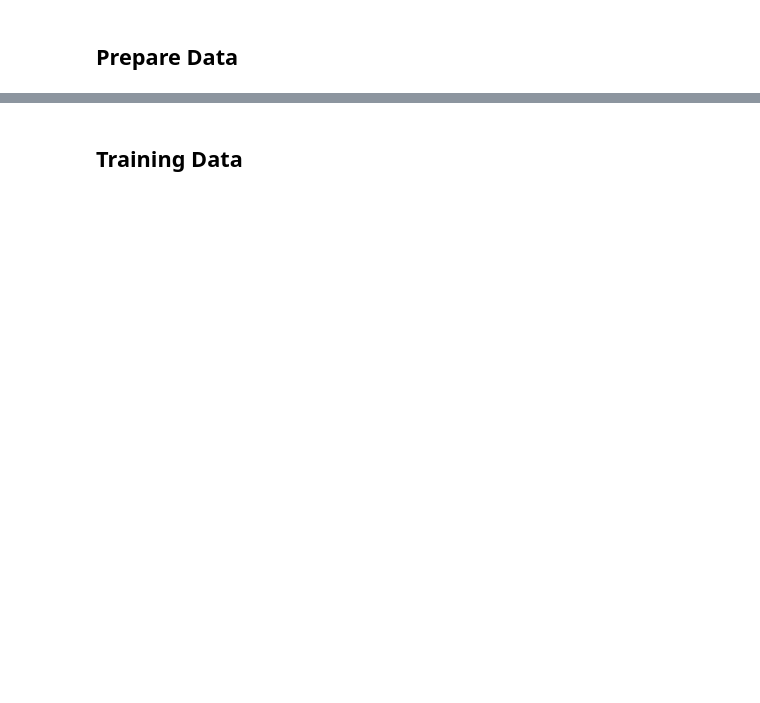
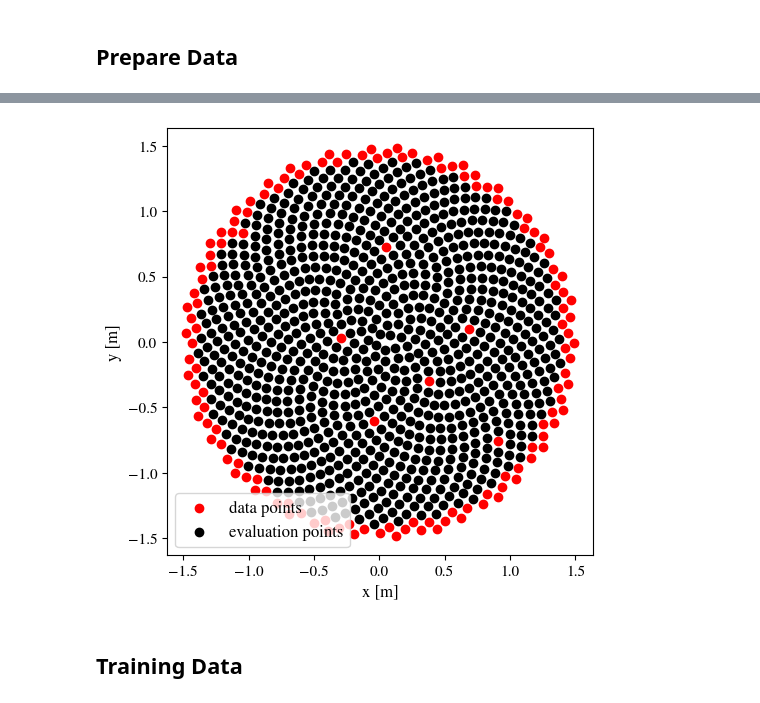
Before and after one commit to xefonon/DSC-Project, a Jupyter notebook: PINNs/6_BurgersEquation(Inverse).ipynb, the cells around one changed output, grey strips where cells are left out. Cells and saved outputs as stored; diff of their text form; code cells hidden in the pictures; blank space fills up the shorter version.

```diff
--- a/PINNs/6_BurgersEquation(Inverse).ipynb
+++ b/PINNs/6_BurgersEquation(Inverse).ipynb
@@ -469,0 +512,30 @@ print(lb,ub)
+# %%
+data = rirdata[:, int(0.25*fs)] # truncate
+t = np.linspace(0, 0.25, int(0.25*fs)) # Does not need normalisation if < 1 second
+t_ind = np.arange(0, int(0.25*fs))
+x_true = grid[0]
+y_true = grid[1]
+# boundary indices
+boundary_ind = np.argwhere(x_true**2 + y_true**2 > (1.4)**2)
+# regular point indices
+mask = np.ones(grid.shape[1], dtype=bool)
+mask[boundary_ind] = False
+reg_ind = np.argwhere(mask == True)
+# random interpolation indices
+interp_indx = np.random.choice(reg_ind.squeeze(-1), 7, replace=False)# Randomly chosen points for Interior
+# add to boundary indices
+data_ind = np.vstack((boundary_ind, interp_indx[..., None])).squeeze(-1)
+# regular point grid
+mask = np.ones(grid.shape[1], dtype=bool)
+mask[data_ind] = False
+grid_rest = grid[:, mask]
+# plot data points (spatial data points only e.g. not regarding time)
+plt.scatter(grid[0, data_ind], grid[1, data_ind], color = 'red')
+plt.scatter(grid_rest[0], grid_rest[1], color = 'k')
+plt.xlabel('x [m]')
+plt.ylabel('y [m]')
+plt.legend(['data points', 'evaluation points'])
+plt.gca().set_aspect('equal')
+plt.show()
+# %% [output]
+[figure, added]
```
Also changed, not shown: parts of 30 cells of this notebook, 3 other files.
